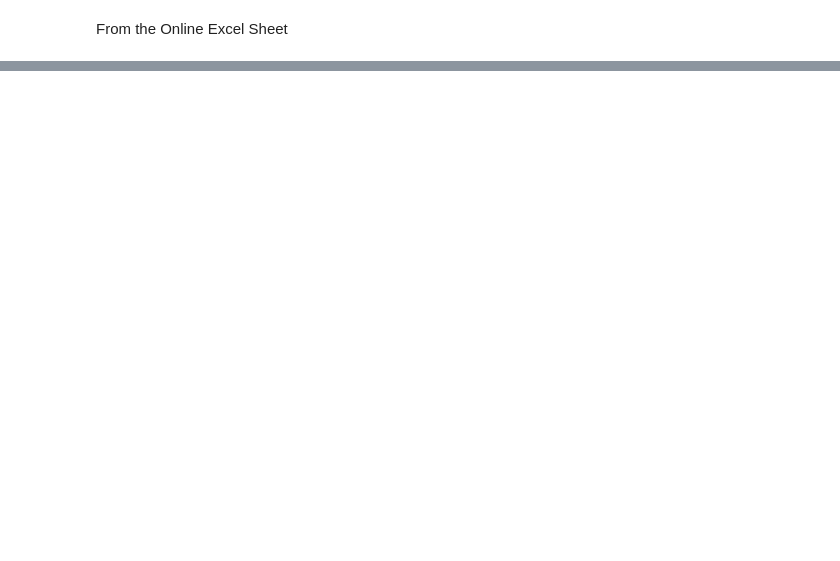
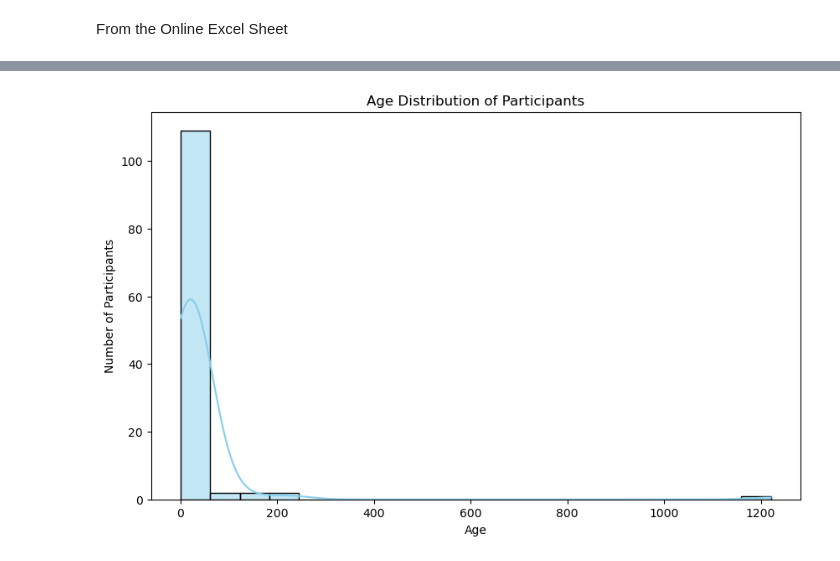
Before and after one commit to hamzafer/super-resolution-color, a Jupyter notebook: visualize_results.ipynb, the cells around one changed output, grey strips where cells are left out. Cells and saved outputs as stored; diff of their text form; code cells hidden in the pictures; blank space fills up the shorter version.

Commit message:
data processing

```diff
--- a/visualize_results.ipynb
+++ b/visualize_results.ipynb
@@ -91,0 +91,26 @@ plt.show()
+# %%
+import pandas as pd
+import numpy as np
+import matplotlib.pyplot as plt
+import seaborn as sns
+from wordcloud import WordCloud
+import matplotlib.cm as cm
+
+# For better visualization
+%matplotlib inline
+sns.set(style="whitegrid")
+# %%
+# Load the data into pandas DataFrames
+completed_df = pd.read_csv('sheets/super-res-results - completed.csv')
+open_qs_df = pd.read_csv('sheets/super-res-results - open-qs.csv')
+sessions_df = pd.read_csv('sheets/super-res-results - sessions.csv')
+
+# Display the first few rows of each DataFrame
+print("Completed Data:")
+display(completed_df.head())
+
+print("\nSessions Data:")
+display(sessions_df.head())
+
+print("\nOpen Qs Data:")
+display(open_qs_df.head())
@@ -91,0 +251,12 @@ plt.show()
+# %%
+# Block 5: Age Distribution
+
+# Age distribution
+plt.figure(figsize=(10,6))
+sns.histplot(sessions_df['age'], bins=20, kde=True, color='skyblue')
+plt.title('Age Distribution of Participants')
+plt.xlabel('Age')
+plt.ylabel('Number of Participants')
+plt.show()
+# %% [output]
+[figure, added]
```
Also changed, not shown: parts of 13 cells of this notebook, 4 other files.
